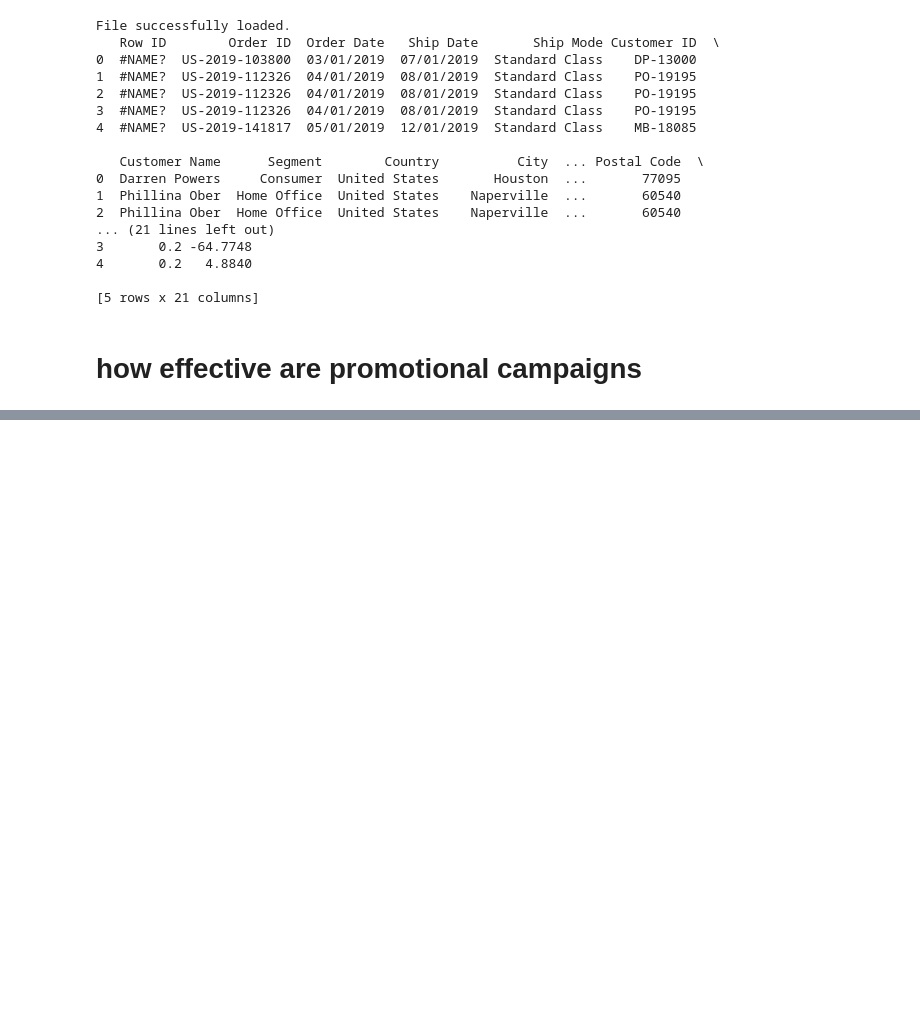
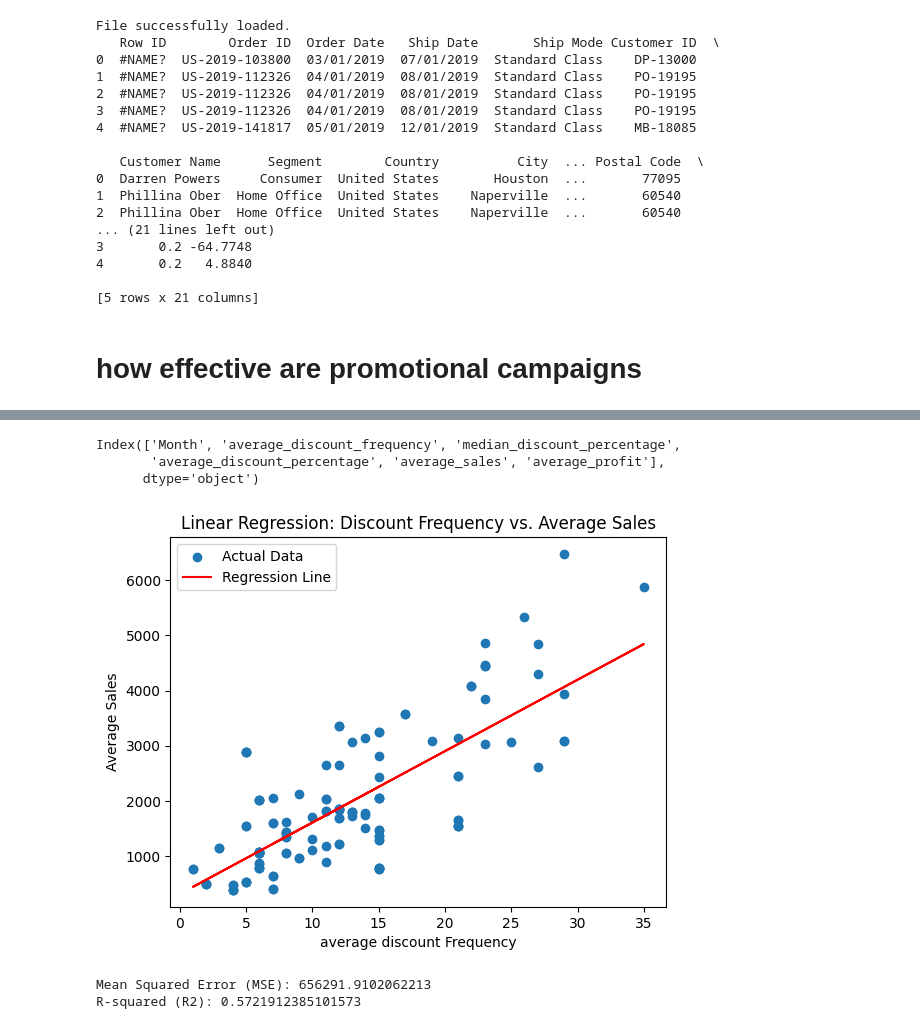
Before and after one commit to Alexander2116/DataDawgs-Peak-Hackathon-2024-, a Jupyter notebook: notebooks/analysis/promo_campaigns.ipynb, the cells around one changed output, grey strips where cells are left out. Drawn from its saved outputs; the diff is of its cells as text; code cells hidden in the pictures; blank space fills up the shorter version.

```diff
--- a/notebooks/analysis/promo_campaigns.ipynb
+++ b/notebooks/analysis/promo_campaigns.ipynb
@@ -124,0 +183,39 @@ TypeError: 'numpy.ndarray' object is not callable
+# %%
+#create the linear regression for discount percentage, discount frequency and sales and profits
+
+monthly_group.columns
+# %% [output]
+Index(['Month', 'average_discount_frequency', 'median_discount_percentage',
+       'average_discount_percentage', 'average_sales', 'average_profit'],
+      dtype='object')
+# %%
+# linear regression for discount frequency against sales
+X = monthly_group['average_discount_frequency'].values.reshape(-1, 1)  # Discount frequency (independent variable)
+y = monthly_group['average_sales'].values  # Average sales (dependent variable)
+
+# Create the linear regression model
+model = LinearRegression()
+model.fit(X, y)
+
+# Make predictions
+y_pred = model.predict(X)
+
+# Calculate evaluation metrics
+mse = mean_squared_error(y, y_pred)
+r2 = r2_score(y, y_pred)
+
+# Visualize the results
+plt.scatter(X, y, label='Actual Data')
+plt.plot(X, y_pred, color='red', label='Regression Line')
+plt.xlabel('average discount Frequency')
+plt.ylabel('Average Sales')
+plt.title('Linear Regression: Discount Frequency vs. Average Sales')
+plt.legend()
+plt.show()
+
+print(f"Mean Squared Error (MSE): {mse}")
+print(f"R-squared (R2): {r2}")
+# %% [output]
+[figure, added]
+Mean Squared Error (MSE): 656291.9102062213
+R-squared (R2): 0.5721912385101573
```
Also changed, not shown: parts of 18 cells of this notebook.
